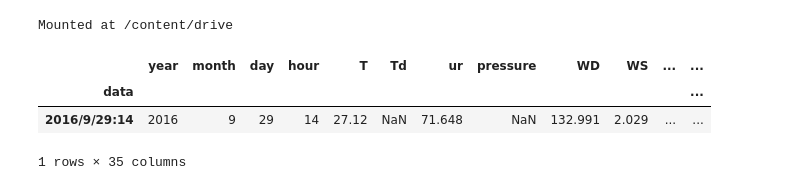
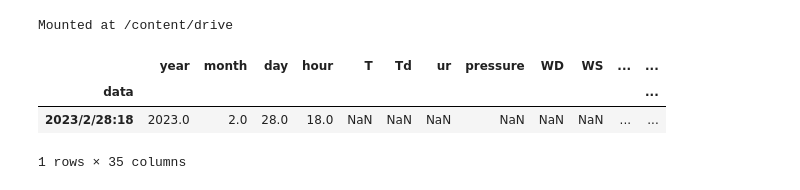
Before and after one commit to igordantasgf/analise_dados_microambientais, a Jupyter notebook: verificador_dia_de_sol.ipynb, the cells around one changed output. Cells and saved outputs as stored; diff of their text form; code cells hidden in the pictures.

```diff
--- a/verificador_dia_de_sol.ipynb
+++ b/verificador_dia_de_sol.ipynb
@@ -15,19 +15,20 @@ drive.mount('/content/drive')
 # %% [output]
 Mounted at /content/drive
 # %%
-data_path = '/content/drive/MyDrive/Bolsa - Edson/estudos/Pasta sem nome/labmim_completo_2016_2022.dat'
+#data_path = '/content/drive/MyDrive/Bolsa - Edson/estudos/Pasta sem nome/labmim_completo_2016_2022.dat'
+data_path = '/content/drive/MyDrive/Bolsa - Edson/plataforma/novos/labmim_completo_2016_2023_younes.dat'
 frame = pd.read_csv(data_path, sep=';')
 
 # Create a new index by concatenating the three columns
 frame['data'] = frame.apply(lambda row: str(int(row['year'])) +'/'+ str(int(row['month'])) +'/'+ str(int(row['day'])) +':'+ str(int(row['hour'])), axis=1)
 frame['rad_global'] = frame.apply(lambda row: row['Sw_dw'] + row['Sw_dif'], axis=1)
 
 # Set the new index and drop the old columns if necessary
 frame.set_index('data', inplace=True)
 
-frame.head(1)
+frame.tail(1)
 # %% [output]
 |  | year | month | day | hour | T | Td | ur | pressure | WD | WS | ... | ... |
 | data |  |  |  |  |  |  |  |  |  |  |  | ... |
-| 2016/9/29:14 | 2016 | 9 | 29 | 14 | 27.12 | NaN | 71.648 | NaN | 132.991 | 2.029 | ... | ... |
+| 2023/2/28:18 | 2023.0 | 2.0 | 28.0 | 18.0 | NaN | NaN | NaN | NaN | NaN | NaN | ... | ... |
 1 rows × 35 columns
```
Also changed, not shown: parts of 2 cells of this notebook.
